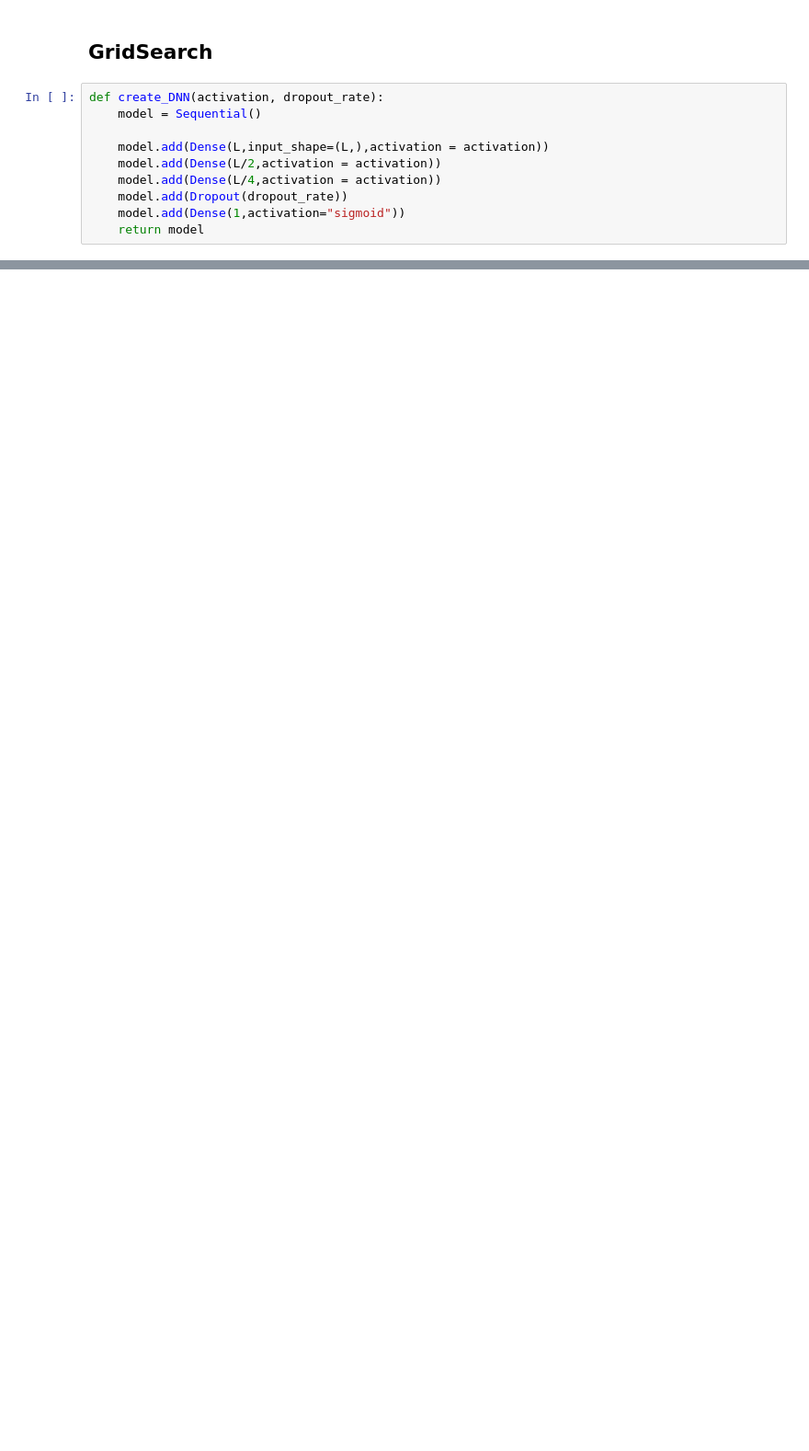
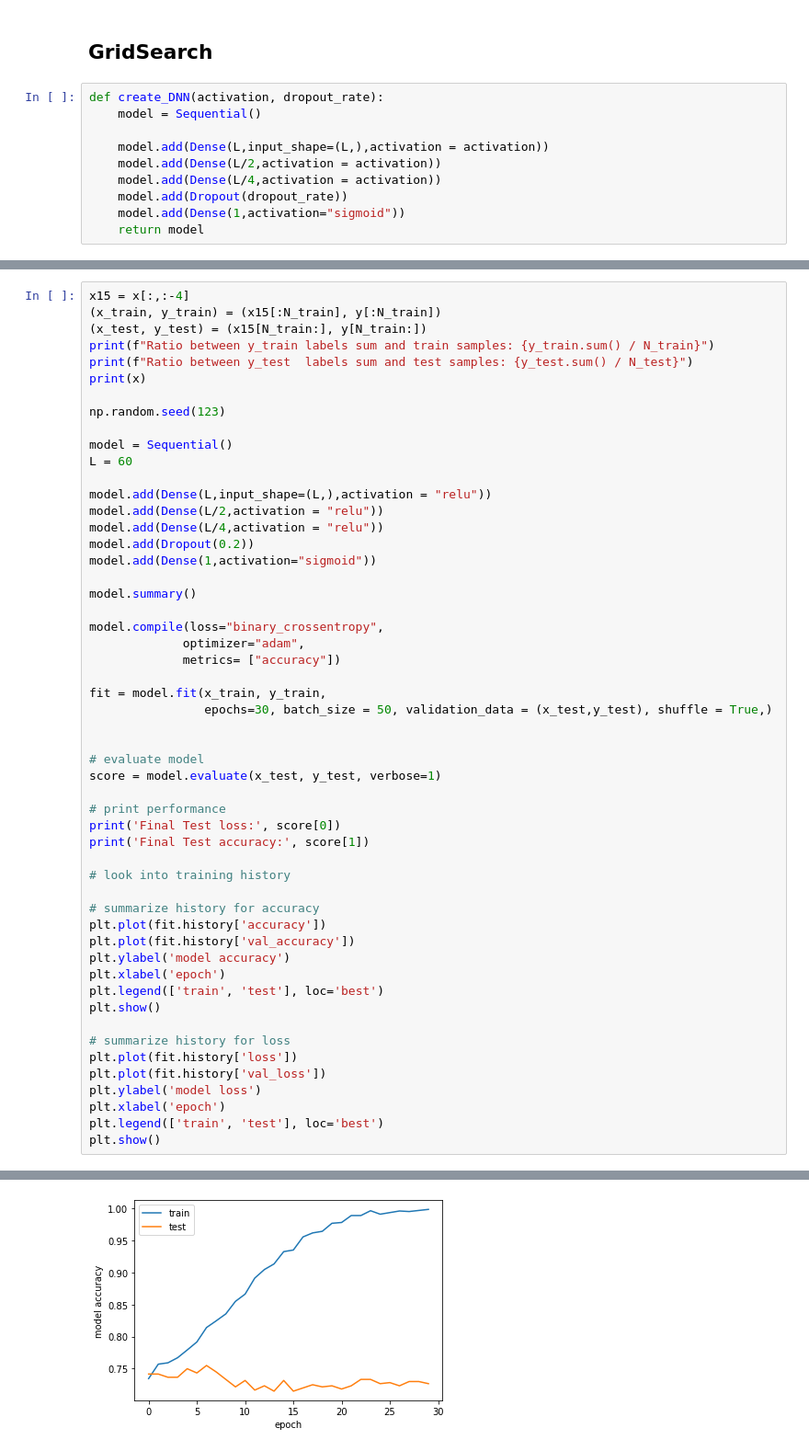
Before and after one commit to LorenzoBuriola/LoCP_moduleB, a Jupyter notebook: Week2/Ex_week02_FPGheArt.ipynb, the cells around one changed output, grey strips where cells are left out. Shown at 92% size. Drawn from its saved outputs; the diff is of its cells as text; blank space fills up the shorter version.

```diff
--- a/Week2/Ex_week02_FPGheArt.ipynb
+++ b/Week2/Ex_week02_FPGheArt.ipynb
@@ -317,0 +379,54 @@ param_grid
+# %%
+x15 = x[:,:-4]
+(x_train, y_train) = (x15[:N_train], y[:N_train])
+(x_test, y_test) = (x15[N_train:], y[N_train:])
+print(f"Ratio between y_train labels sum and train samples: {y_train.sum() / N_train}")
+print(f"Ratio between y_test  labels sum and test samples: {y_test.sum() / N_test}")
+print(x)
+
+np.random.seed(123)
+
+model = Sequential()
+L = 60
+
+model.add(Dense(L,input_shape=(L,),activation = "relu"))
+model.add(Dense(L/2,activation = "relu"))
+model.add(Dense(L/4,activation = "relu"))
+model.add(Dropout(0.2))
+model.add(Dense(1,activation="sigmoid"))
+
+model.summary()
+
+model.compile(loss="binary_crossentropy",
+             optimizer="adam",
+             metrics= ["accuracy"])
+
+fit = model.fit(x_train, y_train,
+                epochs=30, batch_size = 50, validation_data = (x_test,y_test), shuffle = True,)
+
+
+# evaluate model
+score = model.evaluate(x_test, y_test, verbose=1)
+
+# print performance
+print('Final Test loss:', score[0])
+print('Final Test accuracy:', score[1])
+
+# look into training history
+
+# summarize history for accuracy
+plt.plot(fit.history['accuracy'])
+plt.plot(fit.history['val_accuracy'])
+plt.ylabel('model accuracy')
+plt.xlabel('epoch')
+plt.legend(['train', 'test'], loc='best')
+plt.show()
+
+# summarize history for loss
+plt.plot(fit.history['loss'])
+plt.plot(fit.history['val_loss'])
+plt.ylabel('model loss')
+plt.xlabel('epoch')
+plt.legend(['train', 'test'], loc='best')
+plt.show()
+# %% [output]
@@ -317,0 +450 @@ param_grid
+[figure, added]
```
Also changed, not shown: parts of 29 cells of this notebook.
